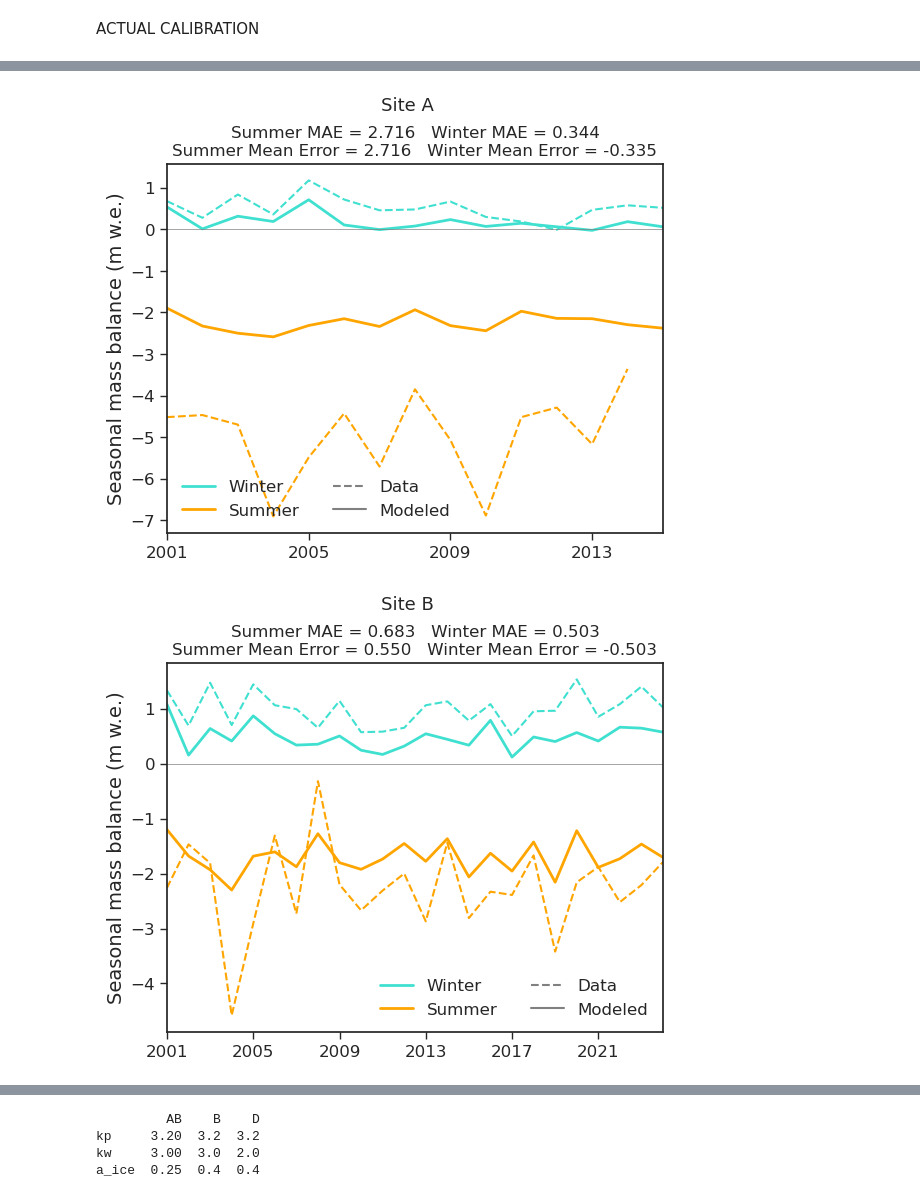
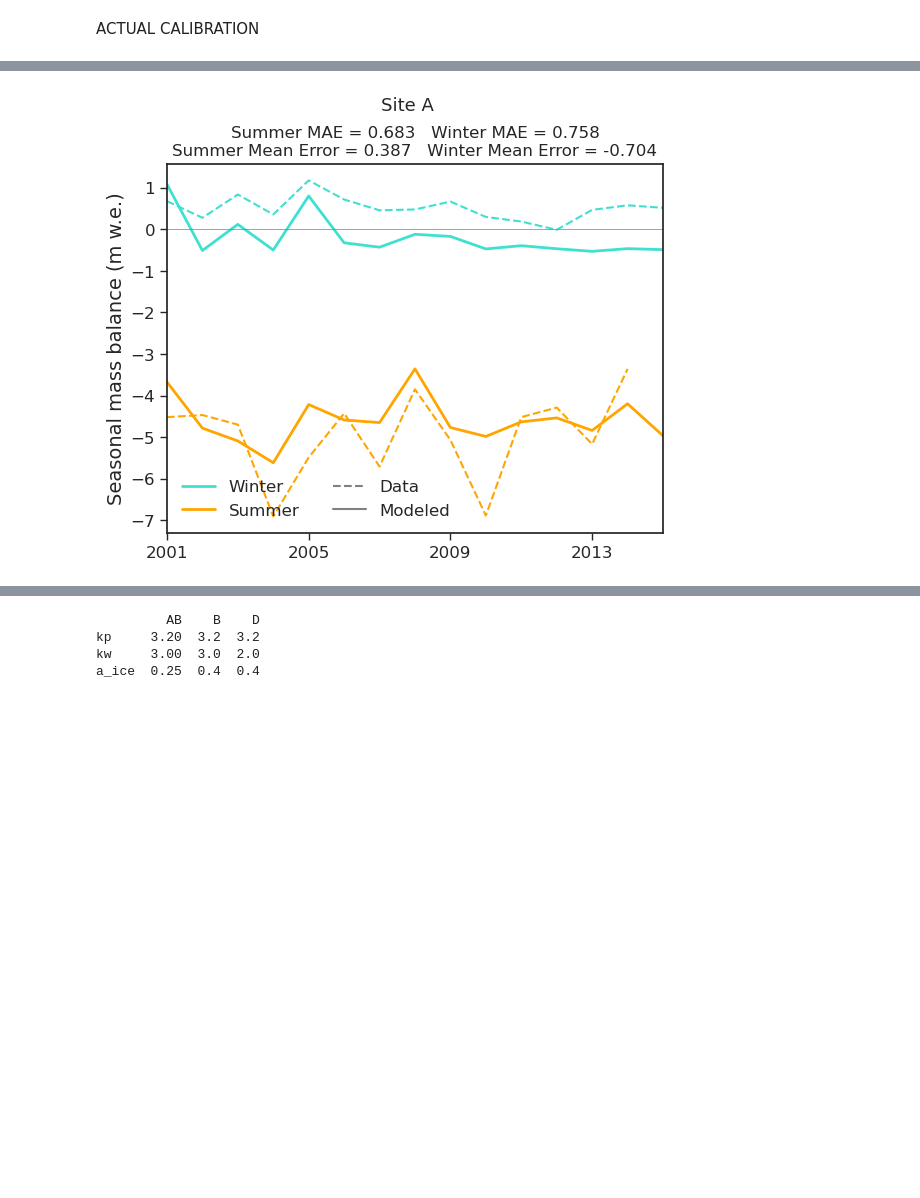
Before and after one commit to clairevwilson/PyGEM-EB, a Jupyter notebook: calibration_plotting.ipynb, the cells around one changed output, grey strips where cells are left out. Saved outputs shown, nothing was run; the diff lists cells and outputs as text; code cells hidden in the pictures; blank space fills up the shorter version.

Commit message:
plotting

```diff
--- a/calibration_plotting.ipynb
+++ b/calibration_plotting.ipynb
@@ -73,0 +62,2 @@ Site T internal acc: 0.07635 m w.e.
+# %%
+df = pd.read_csv('../climate_data/')
@@ -137,7 +175,7 @@ colors = ['#F4D81C','#56B4E9','#D55E00']
 for ss,site in enumerate(site_profiles):
     # color = cmap(norm(ss))
     color = colors[ss]
-    ds,s,e =  getds(f'../Output/EB/11_04/Gulkana_2024_11_04_long{site}_2.nc')
+    # ds,s,e =  getds(f'../Output/EB/11_04/Gulkana_2024_11_04_long{site}_2.nc')
     # ds = dsdict[site]['0-2']['0.018']['3']
     profiles = site_profiles[site]
     for y,year in enumerate(years):
@@ -358,15 +375,22 @@ for i in range(81):
 # %%
 # See what's missing
-missing_count = 0
-for site in dsdict:
-    for kw in params['kw']:
-        # threshold = str(threshold[0])+'-'+str(threshold[1])
-        for c5 in params['Boone_c5']:
-            for kp in params['kp']:
+missing_2024 = 0
+missing_long = 0
+
+for kw in params['kw']:
+    for c5 in params['Boone_c5']:
+        for kp in params['kp']:
+            for site in sitedict['2024']:
                 try:
-                    f = dsdict[site][str(kw)][str(c5)][str(kp)]['2024']
+                    fff = dsdict['2024'][site][kw][c5][kp]['ds']
                 except:
-                    print('Missing',site,str(kw),str(c5),str(kp))
-                    missing_count += 1
-print(missing_count)
+                    # print('Missing 2024 runs',site,str(kw),str(c5),str(kp))
+                    missing_2024 += 1
+            for site in sitedict['long']:
+                try:
+                    fff = dsdict['long'][site][kw][c5][kp]['summer'+method]
+                except:
+                    # print('Missing long runs',site,str(kw),str(c5),str(kp))
+                    missing_long += 1
+print(f'Missing {missing_2024} 2024 runs and {missing_long} long runs')
 # %% [output]
@@ -390,4 +401,5 @@ Missing T 4 0.04 3
 # %%
 labels = {'kp':'Precipitation factor','kw':'Wind factor','Boone_c5':'Densification c$_5$'}
-medians = {'kp':'2.5','kw':'2','Boone_c5':'0.025'}
+medians = {'kp':'2.5','kw':'1','Boone_c5':'0.025'}
+all_sites = sitedict['long']+sitedict['2024']+['mean']
 # %%
@@ -491,8 +481,7 @@ for site in dsdict: # ['A','B','D','mean']:
 # %%
-for site in ['A','B','D']:
-    ds = dsdict[site]['0-1']['0.05']
+for site in ['A']:
+    ds = dsdict['long'][site]['3']['0.018']['2.5']['ds']
     fig,ax = seasonal_mass_balance(site,ds,plot=True)
     fig.suptitle(f'Site {site}',y=1.02,fontsize=13)
 # %% [output]
-[figure, old version]
+[figure, new version]
-[figure, removed]
```
Also changed, not shown: parts of 12 cells of this notebook, 3 other files.
